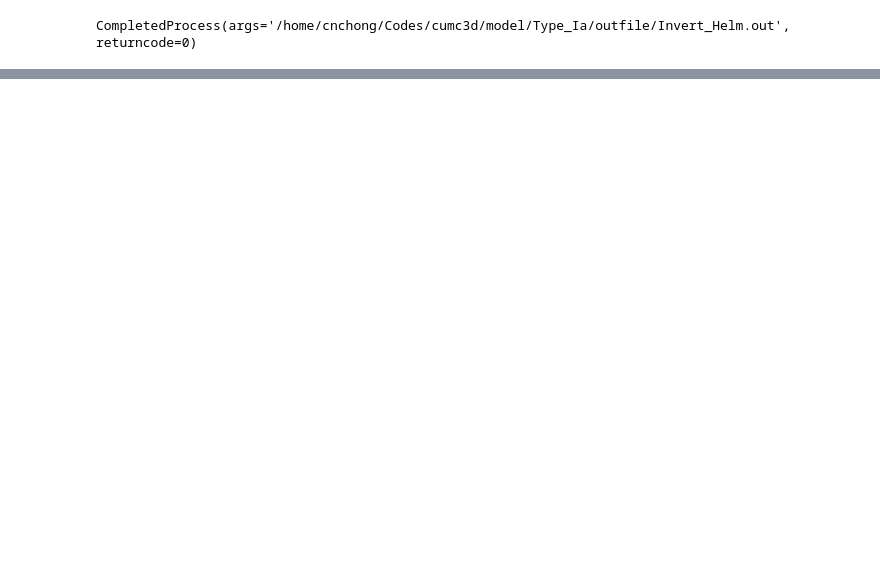
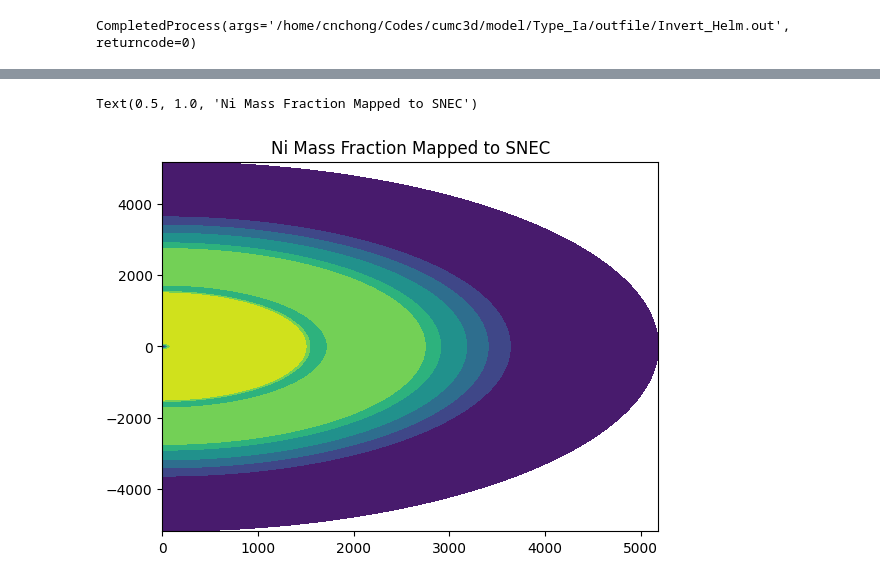
Before and after one commit to Chad-Chong/cumc3d, a Jupyter notebook: model/Type_Ia/outfile/To_SNEC.ipynb, the cells around one changed output, grey strips where cells are left out. Drawn from its saved outputs; the diff is of its cells as text; code cells hidden in the pictures; blank space fills up the shorter version.

```diff
--- a/model/Type_Ia/outfile/To_SNEC.ipynb
+++ b/model/Type_Ia/outfile/To_SNEC.ipynb
@@ -388,3 +327,17 @@ g.close()
+# %%
+# plt.plot(r_arr/lencgs2code/100000, xiso_r[6], label='Input')
+thetas = np.linspace(-np.pi/2, np.pi/2, 100)
+plotr, plottheta = np.meshgrid(r_arr/lencgs2code/100000, thetas)
+pltx = plotr*np.cos(plottheta)
+plty = plotr*np.sin(plottheta)
+plot_nir = np.zeros(plotr.shape)
+for i in range(len(thetas)):
+    plot_nir[i,:] = xiso_r[6]
+plt.contourf(pltx,plty,plot_nir)
+plt.title('Ni Mass Fraction Mapped to SNEC')
+# %% [output]
+Text(0.5, 1.0, 'Ni Mass Fraction Mapped to SNEC')
+[figure, added]
 # %%
 sum = 0
 for i in range(7):
```
Also changed, not shown: parts of 16 cells of this notebook, 16 other files.
